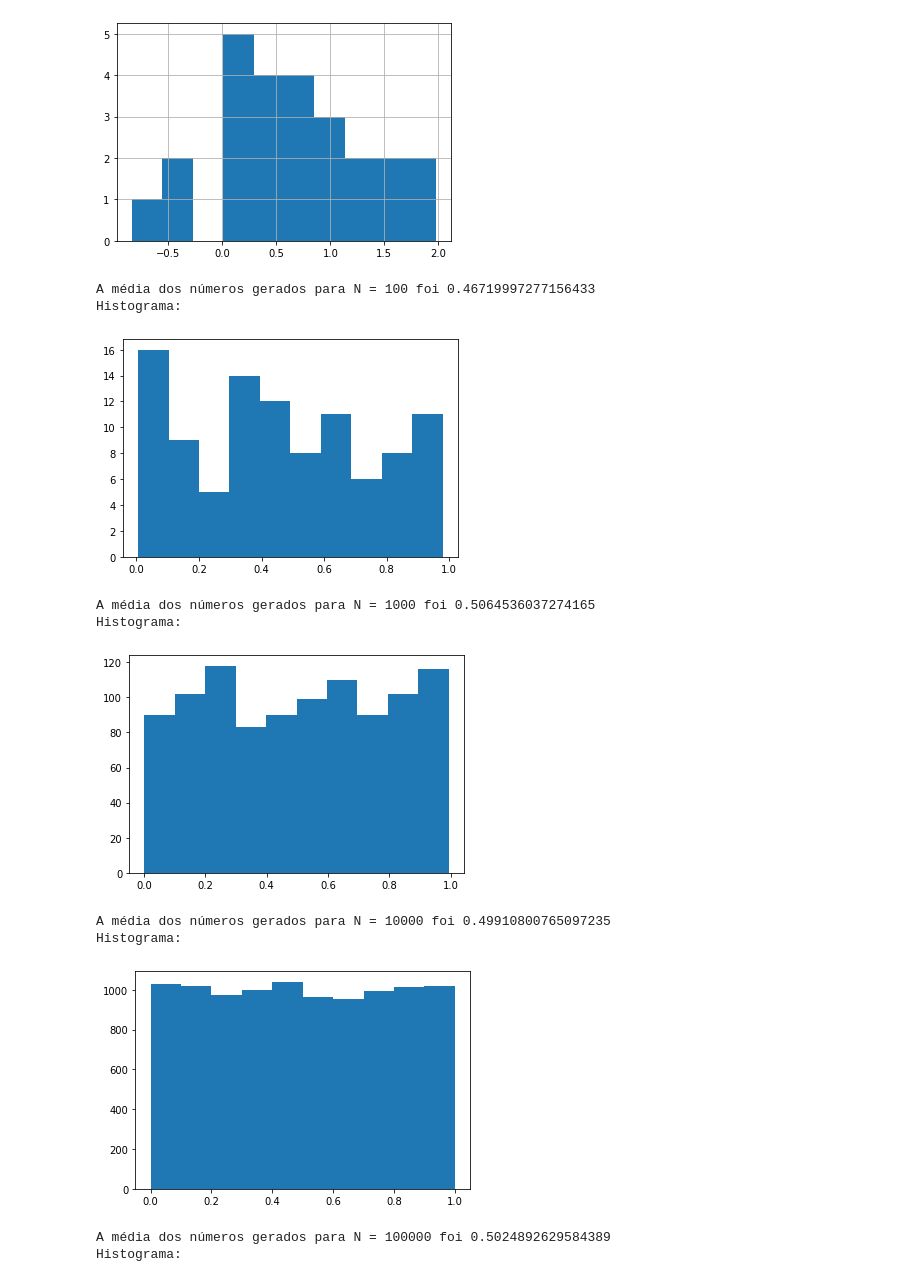
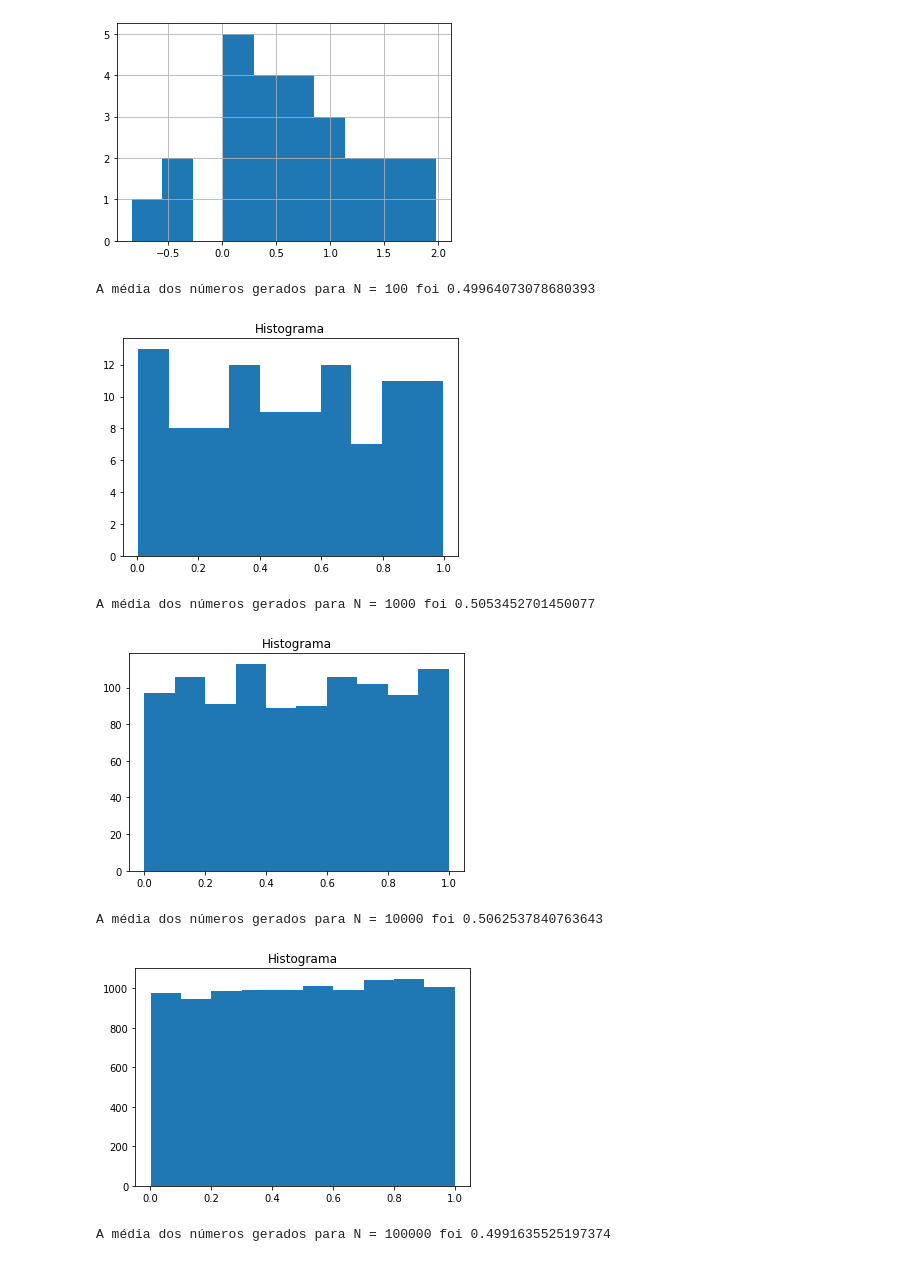
Before and after one commit to daniel-elesbao/ExerciciosAnalisedeDadosBCC03.2022, a Jupyter notebook: Tarefa14DanielZamboniElesbao.ipynb, the cells around one changed output. Cells and saved outputs as stored; diff of their text form; code cells hidden in the pictures.

```diff
--- a/Tarefa14DanielZamboniElesbao.ipynb
+++ b/Tarefa14DanielZamboniElesbao.ipynb
@@ -66,23 +66,21 @@ Histograma dos meses de março após 1995:
 # %%
 #Gerador de números aleatórios
 import matplotlib.pyplot as plt #importa a biblioteca mathplotlib como plt
 import numpy as np #importa a biblioteca numpy como np
-N = [ 100 , 1000 , 10000, 100000]
-rng = np.random.default_rng()
-for item in N:
-  x = rng.uniform(size=item)
-  print (f'\nA média dos números gerados para N = {item} foi {np.mean(x)}\nHistograma:')
-  plt.hist(x)
-  plt.show()
+N = [ 100 , 1000 , 10000, 100000] #Cria a array com os valores de N
+rng = np.random.default_rng() #Função que gera números aleatórios, conforme informado no enunciado do exercício
+for item in N: #laço for que itera os valores da array N para utilização no exercício
+  x = rng.uniform(size=item) #Cria a array x com números aleatórios gerados pela função anterior
+  #com uma quantidade de items de acordo com o valor de N atual
+  print (f'\nA média dos números gerados para N = {item} foi {np.mean(x)}')#Exibe a média
+  plt.hist(x)#Calcula o histograma com a função hist da biblioteca matplotlib
+  plt.title('Histograma')#Título do Gráfico
+  plt.show()#Exibe o Gráfico
 # %% [output]
-A média dos números gerados para N = 100 foi 0.46719997277156433
-Histograma:
+A média dos números gerados para N = 100 foi 0.49964073078680393
-[figure, old version]
+[figure, new version]
-A média dos números gerados para N = 1000 foi 0.5064536037274165
-Histograma:
+A média dos números gerados para N = 1000 foi 0.5053452701450077
-[figure, old version]
+[figure, new version]
-A média dos números gerados para N = 10000 foi 0.49910800765097235
-Histograma:
+A média dos números gerados para N = 10000 foi 0.5062537840763643
-[figure, old version]
+[figure, new version]
-A média dos números gerados para N = 100000 foi 0.5024892629584389
-Histograma:
+A média dos números gerados para N = 100000 foi 0.4991635525197374
```
Also changed, not shown: parts of 1 cell of this notebook.
